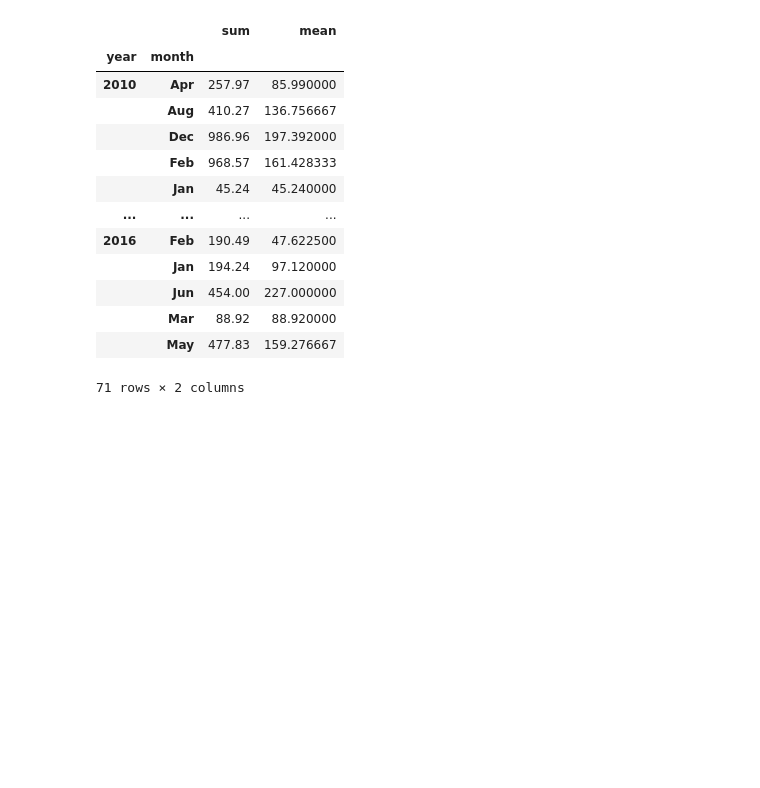
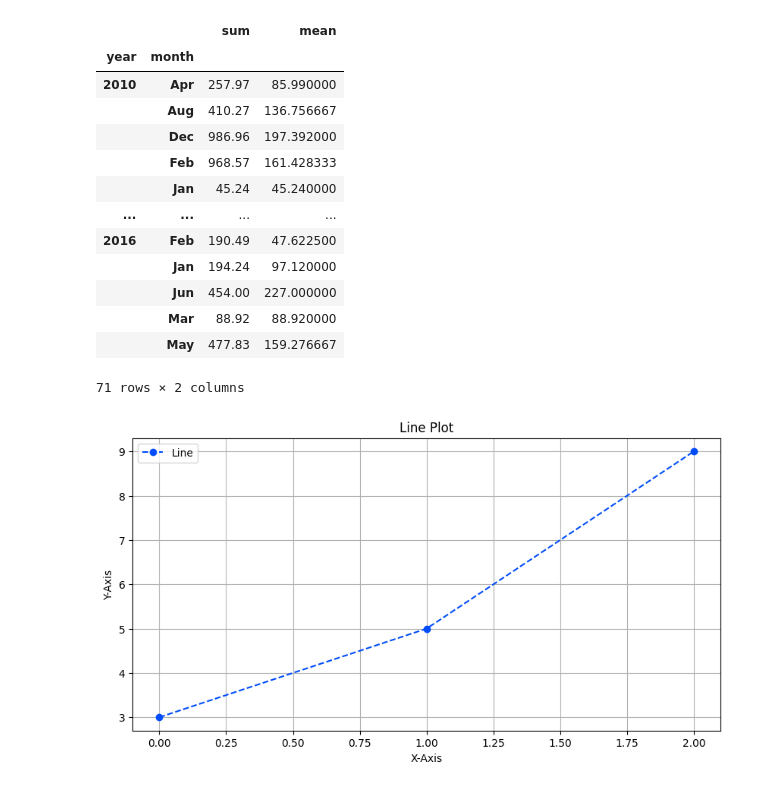
Before and after one commit to mjshubham21/Python_DA, a Jupyter notebook: Json Classes/data/pandas2.ipynb, the cells around one changed output. Drawn from its saved outputs; the diff is of its cells as text; code cells hidden in the pictures; blank space fills up the shorter version.

```diff
--- a/Json Classes/data/pandas2.ipynb
+++ b/Json Classes/data/pandas2.ipynb
@@ -445,0 +454,14 @@ grpd
+# %%
+# plot a line passing through (0, 3), (1, 5) & (2, 9).
+x = [0, 1, 2]
+y = [3, 5, 9]
+plt.figure(figsize=(10, 5)) #canvas is created before the chart.
+plt.plot(x, y, marker = "o", color='#004CFA', linestyle = "--", label = "Line")
+plt.title("Line Plot")
+plt.xlabel("X-Axis")
+plt.ylabel("Y-Axis")
+plt.legend(loc = "best")
+plt.grid(True)
+plt.show()
+# %% [output]
+[figure, added]
```
Also changed, not shown: parts of 13 cells of this notebook, 1 other file.
